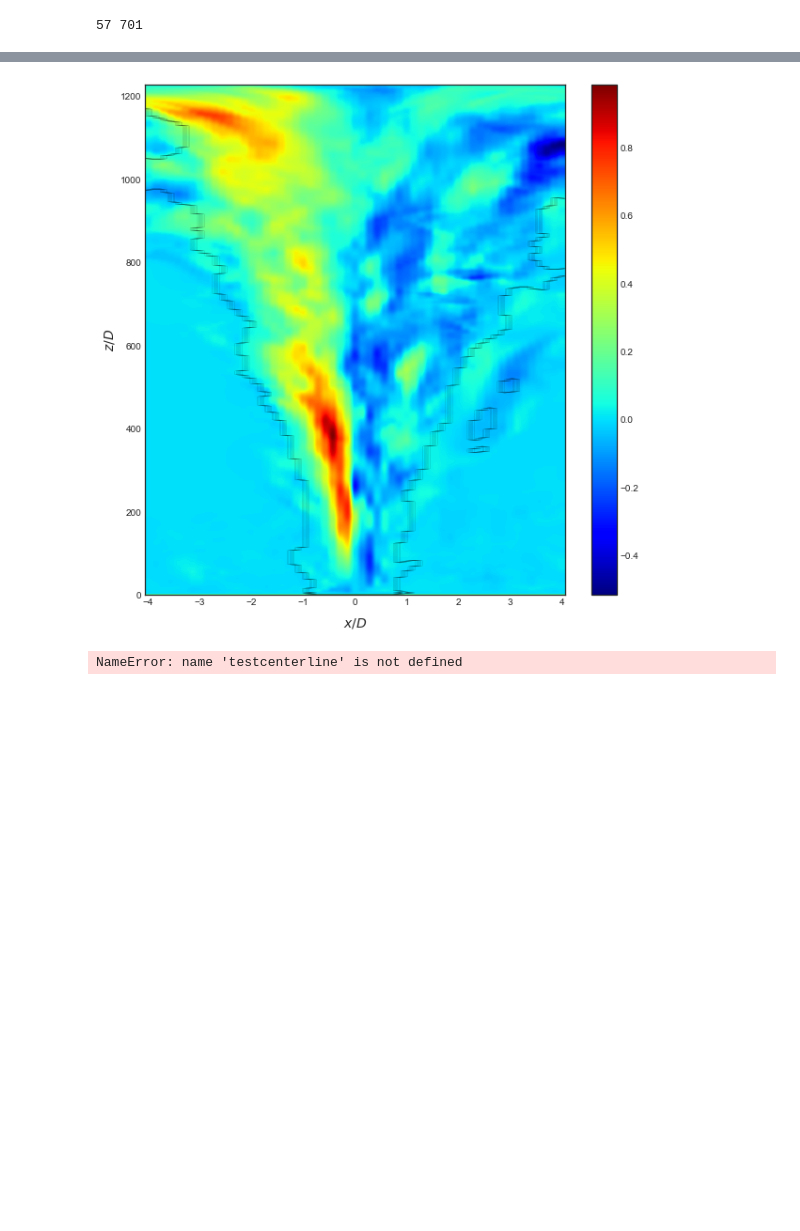
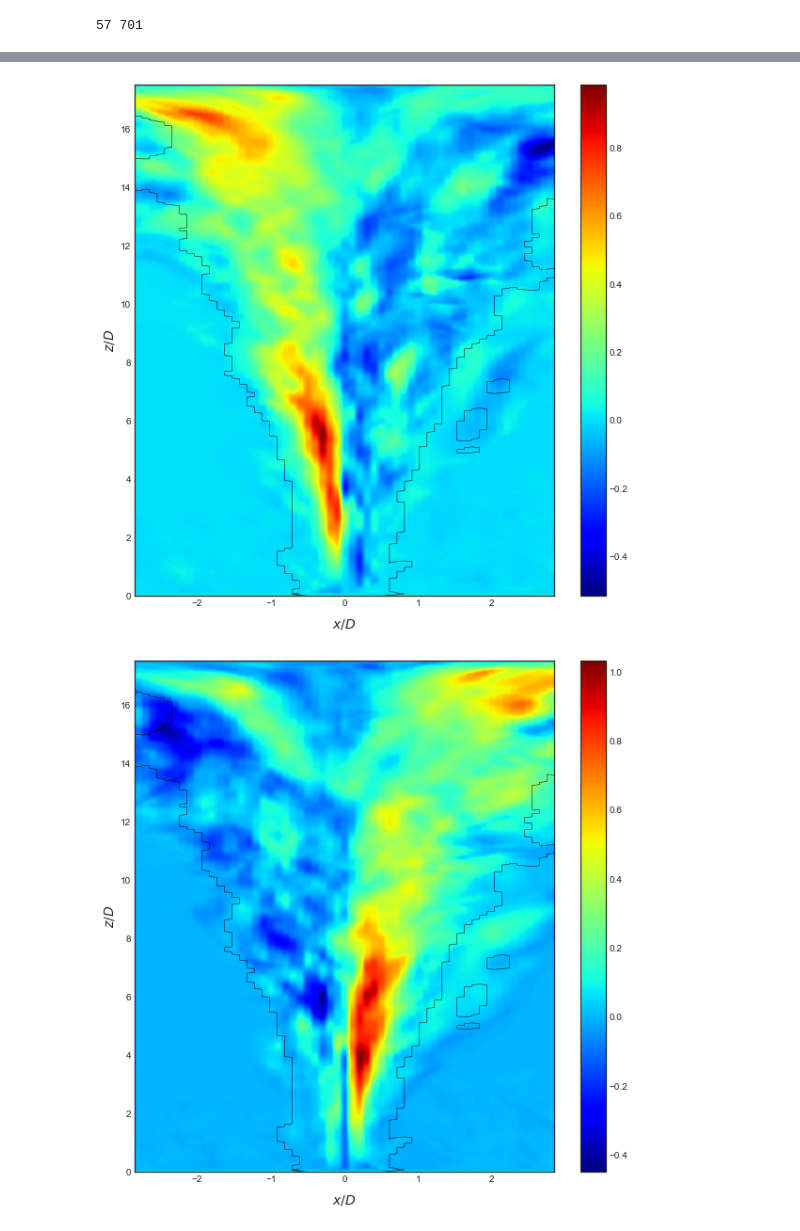
Before and after one commit to thanhtrant219/WRF-bLES-PyPlume, a Jupyter notebook: HighFrequencyProfile.ipynb, the cells around one changed output, grey strips where cells are left out. Drawn from its saved outputs; the diff is of its cells as text; code cells hidden in the pictures; blank space fills up the shorter version.

```diff
--- a/HighFrequencyProfile.ipynb
+++ b/HighFrequencyProfile.ipynb
@@ -8,6 +8,8 @@ from time import time
 inputname = 'namelist.input.txt'
 p1_metadata = pl.plume_metadata(inputname)
 D  = p1_metadata.D
+dx = p1_metadata.dx
+dz = p1_metadata.dz
 dt = p1_metadata.dt
 Ta = p1_metadata.Ta
 g  = p1_metadata.g
@@ -79,13 +63,31 @@ Minutes:  12.81
-# %%
-# Contour Plot
-plotdata = hf_profile1.Re_stress_UW
-hf_contour(plotdata,hf_profile1.interface,nx,nz,D,threshold,"Reynolds Stress UW")
-# %% [output]
-[figure, removed]
-# %%
-# Tesiting out Centerline plot
-centerline = int((nx-1)/2)
-testcenter = hf_profile1.Re_stress_UU[centerline,:]
-plt.plot(testcenterline)
-# %% [output]
-NameError: name 'testcenterline' is not defined
+# %%
+def hf_contour(data,interface,dx,dz,D,threshold,title):
+    import numpy as np
+    import matplotlib.pyplot as plt
+    data = data.T
+    interface = interface.T
+    nz,nx = np.shape(data)
+    plt.style.use('seaborn-white')
+    xi = np.linspace(-nx*.5*dx/D, nx*.5*dx/D, nx)
+    zi = np.linspace(0, nz*dz/D, nz)
+    plt.figure(figsize=(10, 10))
+    contours  = plt.contour(xi,zi,interface,0,linewidths=0.5, colors='black')
+#     plt.clabel(contours, inline=True, fontsize=15)
+    plt.ylabel("$z/D$",fontsize=14)
+    plt.xlabel("$x/D$", rotation=0, fontsize=14, labelpad=10)
+#     plt.title(title,fontsize=18,pad = 20)
+    plt.imshow(data, extent=[-nx*.5*dx/D, nx*.5*dx/D,0, nz*dz/D], origin='lower',cmap='jet',alpha=1,aspect='auto')
+    plt.colorbar()
+    plt.savefig(title+".png")
+# %%
+# Contour Plot
+hf_contour(hf_profile1.Re_stress_UW,hf_profile1.interface,dx,dz,D,threshold,"Reynolds Stress UW")
+hf_contour(hf_profile1.Re_stress_VW,hf_profile1.interface,dx,dz,D,threshold,"Reynolds Stress VW")
+hf_contour(hf_profile1.TKE_buoyant_production_I,hf_profile1.interface,dx,dz,D,threshold,"TKE Buoyant Production I")
+hf_contour(hf_profile1.TKE_shear_pro_UW,hf_profile1.interface,dx,dz,D,threshold,"TKE Shear Production UW")
+hf_contour(hf_profile1.TKE_shear_pro_VW,hf_profile1.interface,dx,dz,D,threshold,"TKE Shear Production VW")
+hf_contour(hf_profile1.TKE_buoyant_production_II,hf_profile1.interface,dx,dz,D,threshold, "TKE Buoyant Production II")
+hf_contour(hf_profile1.TKE, hf_profile1.interface,dx,dz,D,threshold,"TKE")
+# %% [output]
+[figure, added]
+[figure, added]
```
Also changed, not shown: parts of 6 cells of this notebook, 9 other files.
